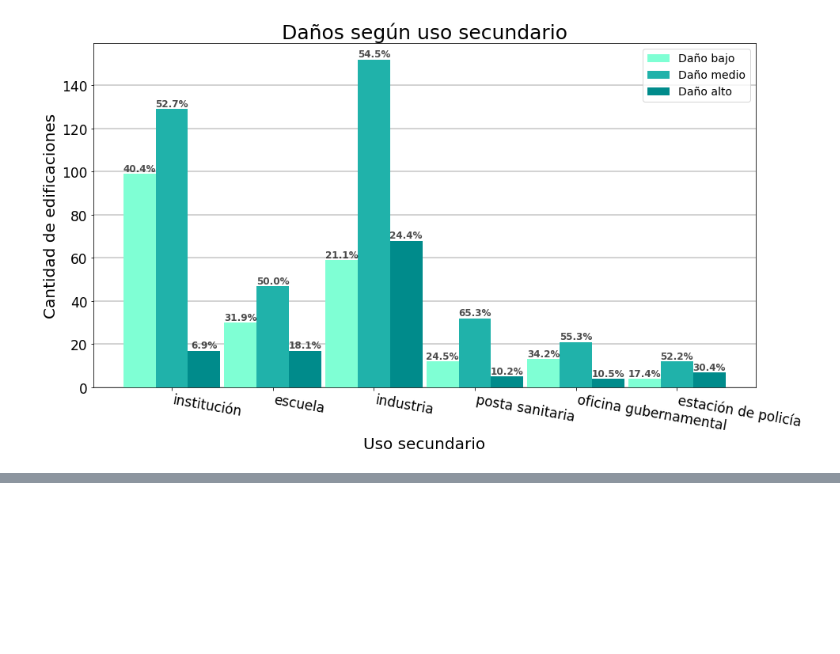
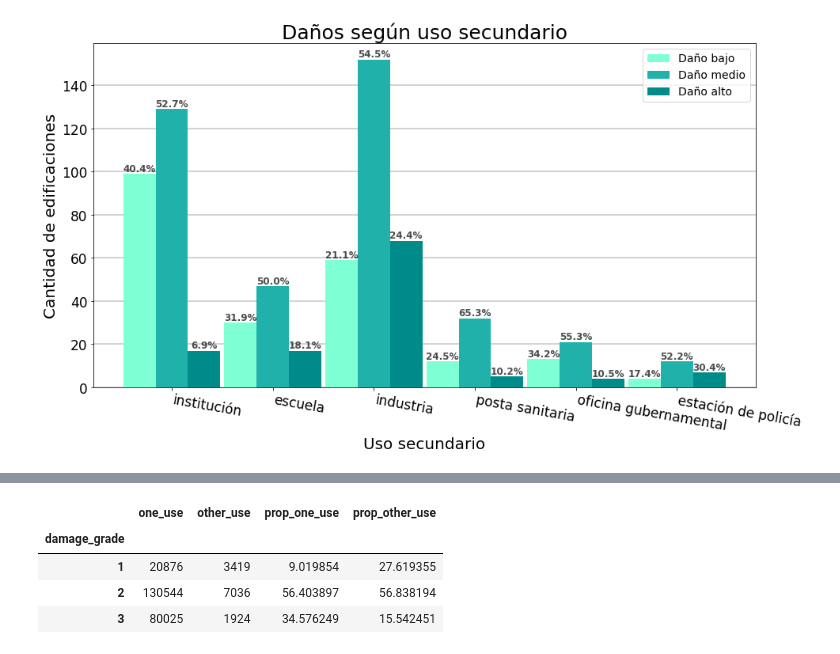
Before and after one commit to ffelfis/OrgaDatosTPs, a Jupyter notebook: TP1/nb_facundo.ipynb, the cells around one changed output, grey strips where cells are left out. Cells and saved outputs as stored; diff of their text form; code cells hidden in the pictures; blank space fills up the shorter version.

```diff
--- a/TP1/nb_facundo.ipynb
+++ b/TP1/nb_facundo.ipynb
@@ -2074,0 +2081,10 @@ plt.show()
+# %%
+df_use_by_dmg_no_agri = df_use_by_dmg_no_agri.\
+  pivot(index='damage_grade', columns='has_secondary_use', values='count')
+
+df_use_by_dmg_no_agri\
+  .rename(columns={False:'one_use', True:'other_use'}, inplace=True)
+
+df_use_by_dmg_no_agri.columns.name = None
+
+df_use_by_dmg_no_agri
@@ -2074,0 +2097,12 @@ plt.show()
+# %%
+# Se agregan proporciones
+df_use_by_dmg_no_agri['prop_one_use'] = df_use_by_dmg_no_agri['one_use']/df_use_by_dmg_no_agri['one_use'].sum()*100
+df_use_by_dmg_no_agri['prop_other_use'] = df_use_by_dmg_no_agri['other_use']/df_use_by_dmg_no_agri['other_use'].sum()*100
+
+df_use_by_dmg_no_agri
+# %% [output]
+|  | one_use | other_use | prop_one_use | prop_other_use |
+| damage_grade |  |  |  |  |
+| 1 | 20876 | 3419 | 9.019854 | 27.619355 |
+| 2 | 130544 | 7036 | 56.403897 | 56.838194 |
+| 3 | 80025 | 1924 | 34.576249 | 15.542451 |
```
Also changed, not shown: parts of 26 cells of this notebook.
